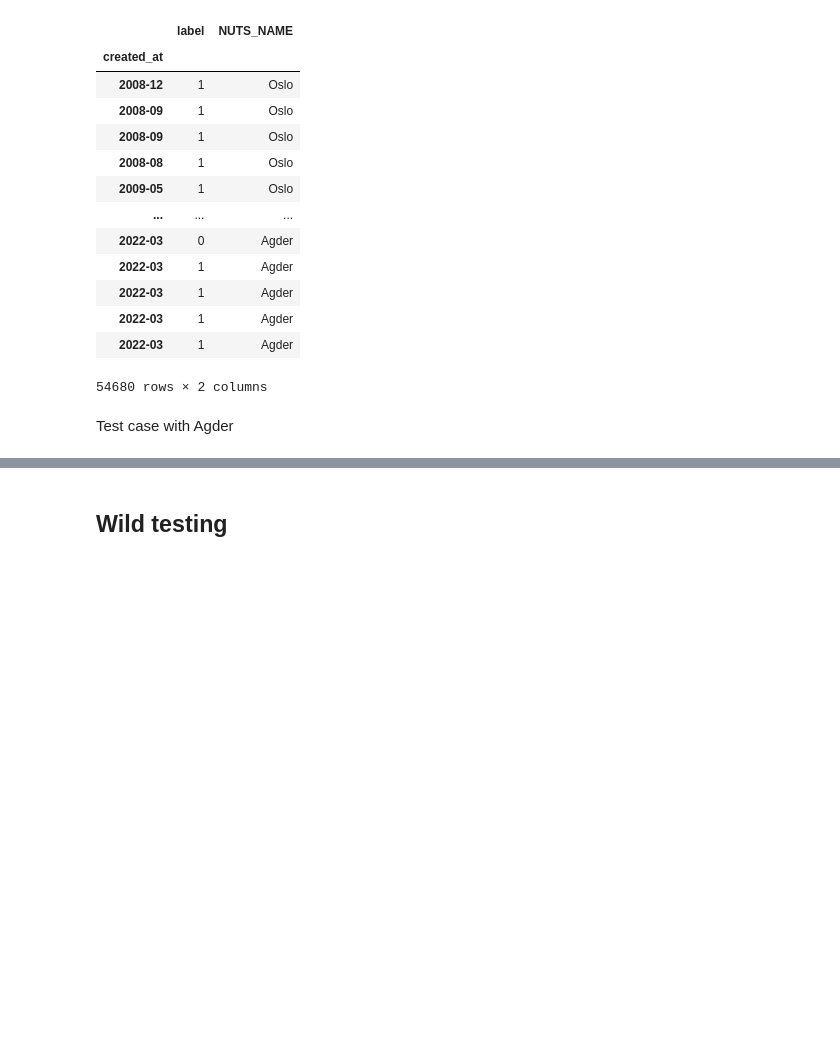
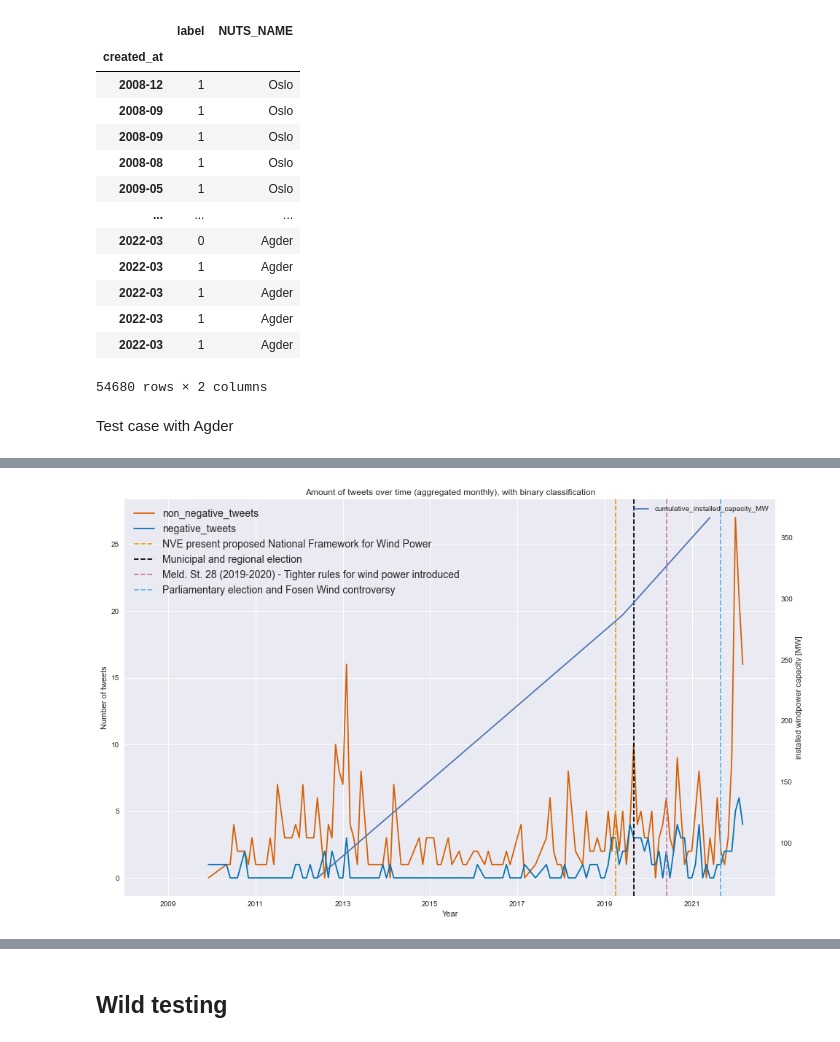
Before and after one commit to OskarVagero/sentiment-analysis-we, a Jupyter notebook: python_scripts/proj_twitt_sentiment/binary_results.ipynb, the cells around one changed output, grey strips where cells are left out. Drawn from its saved outputs; the diff is of its cells as text; code cells hidden in the pictures; blank space fills up the shorter version.

```diff
--- a/python_scripts/proj_twitt_sentiment/binary_results.ipynb
+++ b/python_scripts/proj_twitt_sentiment/binary_results.ipynb
@@ -925,3 +871,91 @@ df_Agder.assign(
+# %%
+fig, ax = plt.subplots(figsize=(16,10))
+
+ax2 = ax.twinx()
+df_Agder.assign(
+    non_negative_tweets=lambda x: x.groupby(level=0).sum()
+).assign(
+    amount=lambda x: x.groupby(level=0).count().label
+).assign(
+    negative_tweets=lambda x: x.amount - x.non_negative_tweets
+).drop(columns={
+    'amount',
+    'label'
+}
+  ).sort_values('created_at').plot(
+    ax=ax,
+    title = 'Amount of tweets over time (aggregated monthly), with binary classification',
+    color = [vermilion,blue]
+)
+
+ax.axvline(
+    dt.datetime(2019, 4, 1),
+    color="#E69F00",
+    label='NVE present proposed National Framework for Wind Power',
+    linestyle = "--"
+)
+
+ax.axvline(
+    dt.datetime(2019, 9, 1),
+    color="#000000",
+    label='Municipal and regional election',
+    linestyle = "--"
+)
+
+ax.axvline(
+    dt.datetime(2020, 6, 1),
+    color="#CC79A7",
+    label='Meld. St. 28 (2019-2020) - Tighter rules for wind power introduced',
+    linestyle = "--"
+)
+
+ax.axvline(
+    dt.datetime(2021, 9, 1),
+    color="#56B4E9",
+    label='Parliamentary election and Fosen Wind controversy',
+    linestyle = "--"
+)
+
+df_wp_Agder = pd.read_csv(
+    'data/norway_wp_nve_250522.tsv', sep = "\t",
+    parse_dates = ['Produksjon oppstart']
+)
+
+df_wp_Agder = df_wp_Agder.loc[df_wp_Agder['Fylke'] == 'Agder'].groupby(
+    'Produksjon oppstart',
+    as_index = False
+).sum(
+).rename(
+    columns=
+    {
+        'Middelproduksjon [GWh]': 'average_generation_GWh',
+        'Installert effekt [MW]': 'installed_capacity_MW'
+    }
+).assign(
+    cumulative_annually_average_production_GWh = lambda x: x.average_generation_GWh.cumsum(),
+    cumulative_installed_capacity_MW = lambda x: x.installed_capacity_MW.cumsum()
+)
+
+df_wp_Agder['year'] = df_wp_Agder['Produksjon oppstart'].to_numpy().astype('datetime64[Y]')
+time_adjust = pd.Timedelta(pd.to_datetime('10.06.2020', format='%d.%m.%Y') -pd.to_datetime('01.01.2020', format = '%d.%m.%Y'))
+df_wp_Agder['year'] += time_adjust
+df_wp_Agder.plot(
+        ax=ax2,
+        y = ['cumulative_installed_capacity_MW'], #, 'average_generation_GWh'],
+        x = 'year'
+)
+
+ax.set_xlim([dt.date(2008, 1, 1), dt.date(2022, 12, 12)])
+ax2.grid(None)
+ax2.set_ylabel('installed windpower capacity [MW]')
+
+
+ax.legend(fontsize=14)
+ax.set_xlabel('Year')
+ax.set_ylabel('Number of tweets')
+plt.savefig('figures/agder_test.png')
+# %% [output]
+[figure, added]
 # %%
 counties = ['Agder',
             'Innlandet',
```
Also changed, not shown: parts of 35 cells of this notebook.
